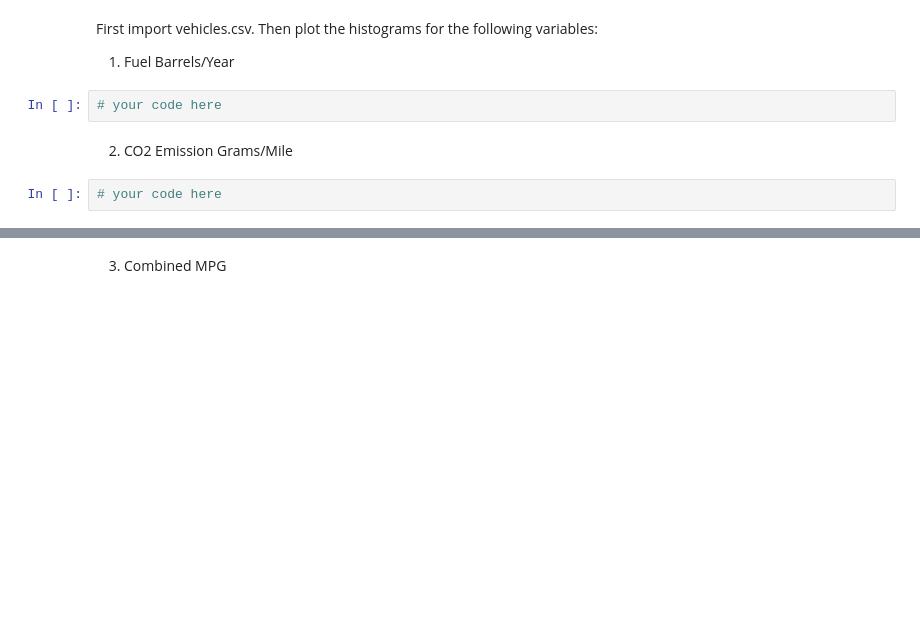
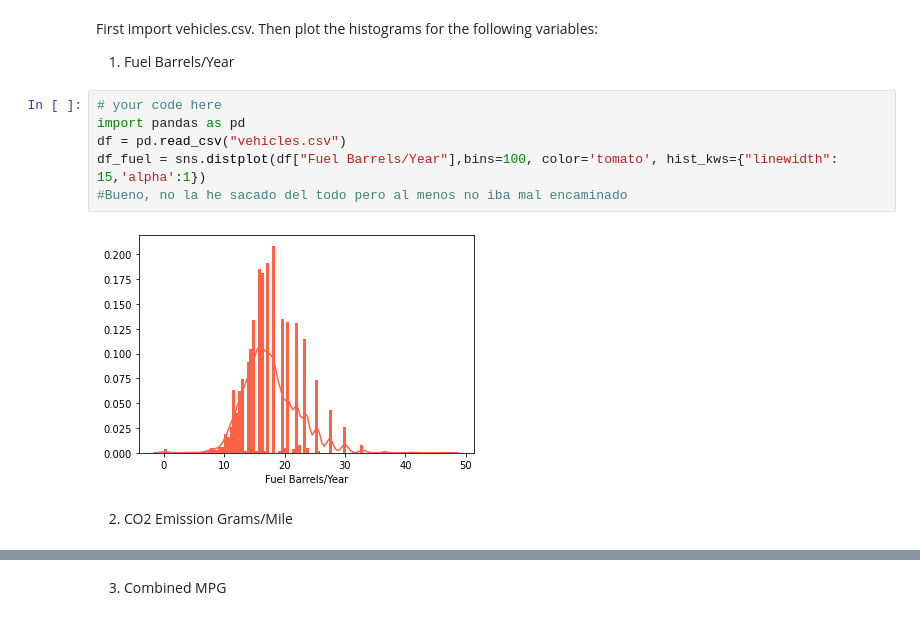
Before and after one commit to ironhack-datalabs/datamad0620, a Jupyter notebook: module-2/lab-continuous-probability-distribution/your-code/main.ipynb, the cells around one changed output, grey strips where cells are left out. Saved outputs shown, nothing was run; the diff lists cells and outputs as text; blank space fills up the shorter version.

```diff
--- a/module-2/lab-continuous-probability-distribution/your-code/main.ipynb
+++ b/module-2/lab-continuous-probability-distribution/your-code/main.ipynb
@@ -156,9 +158,13 @@ First import vehicles.csv.
 Then plot the histograms for the following variables:
 
 1. Fuel Barrels/Year
-# %%
-# your code here
+# %%
+# your code here
+import pandas as pd
+df = pd.read_csv("vehicles.csv")
+df_fuel = sns.distplot(df["Fuel Barrels/Year"],bins=100, color='tomato', hist_kws={"linewidth": 15,'alpha':1})
+#Bueno, no la he sacado del todo pero al menos no iba mal encaminado
+# %% [output]
+[figure, added]
 # %% [markdown]
 2. CO2 Emission Grams/Mile
-# %%
-# your code here
```
Also changed, not shown: parts of 9 cells of this notebook.
